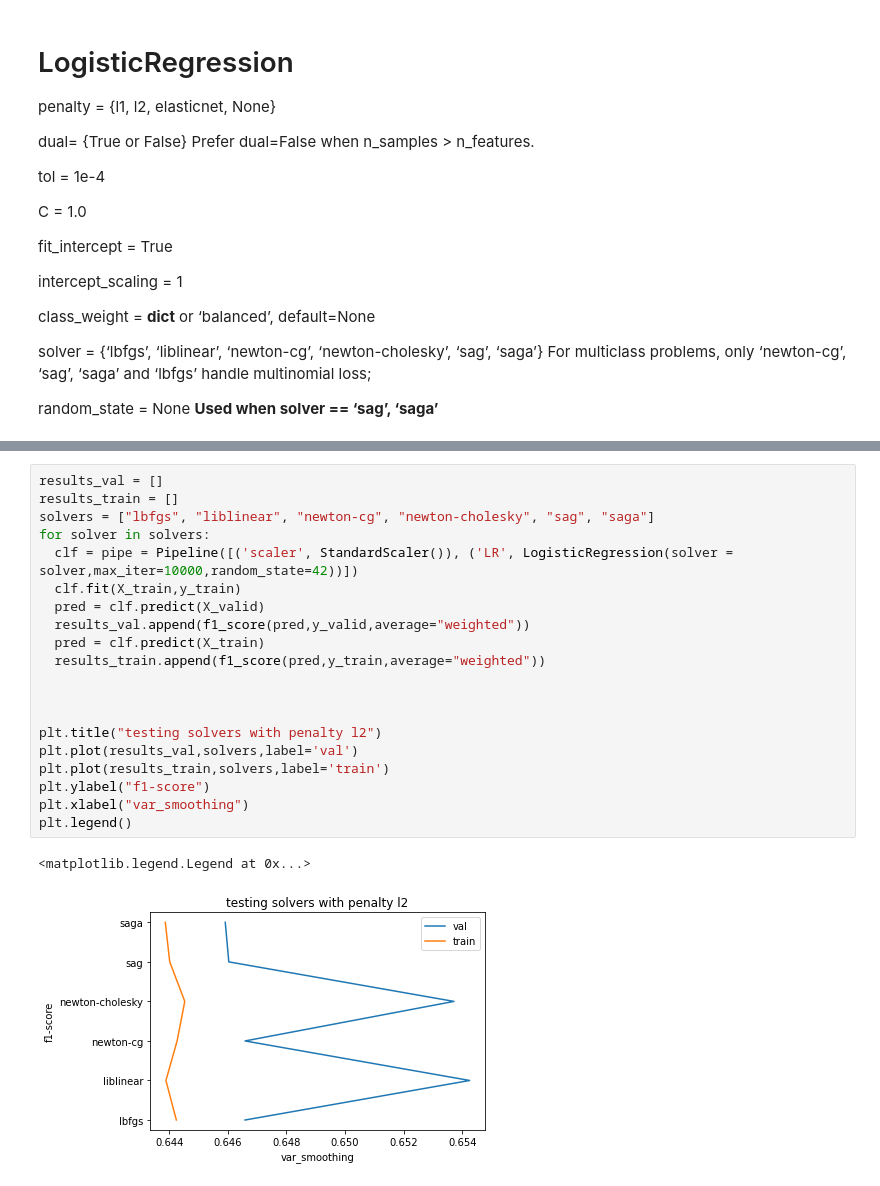
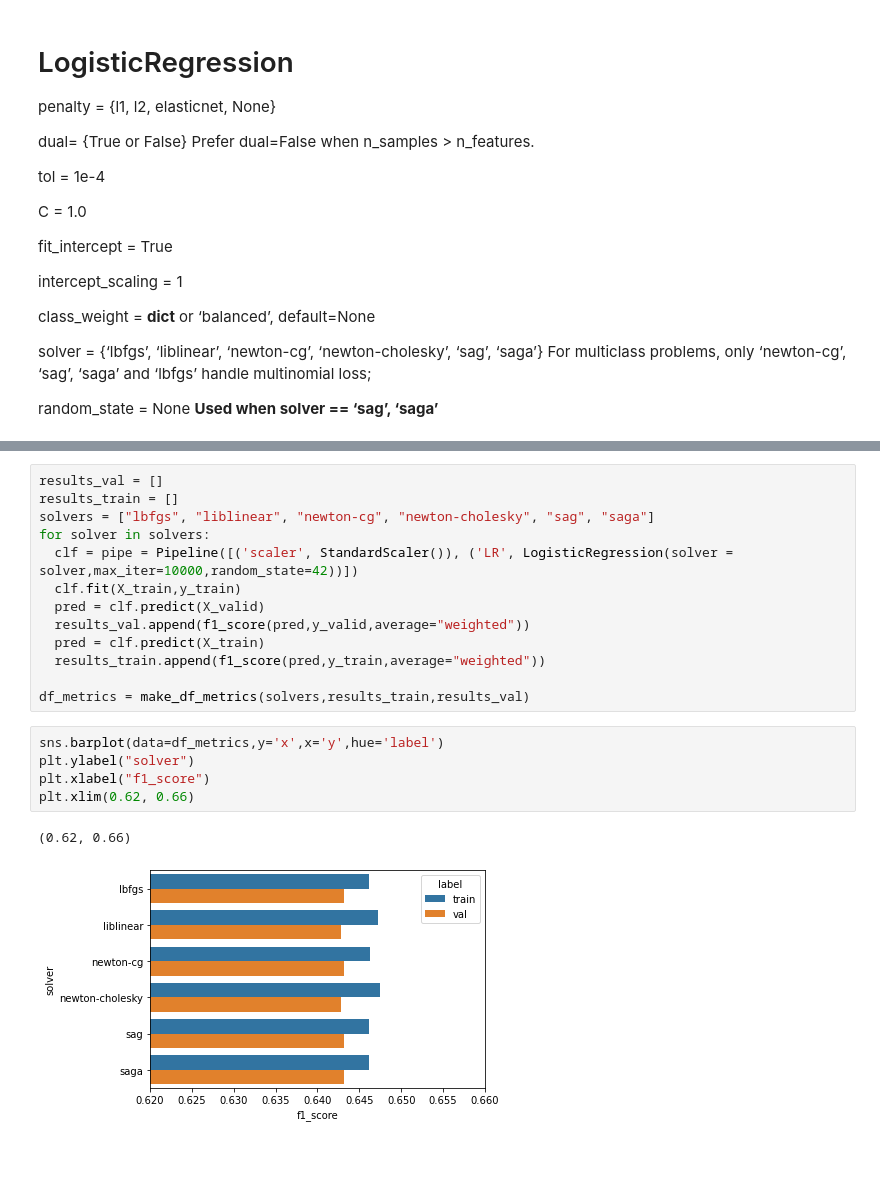
Before and after one commit to IndioP/Projeto-AM, a Jupyter notebook: Avila.ipynb, the cells around one changed output, grey strips where cells are left out. Drawn from its saved outputs; the diff is of its cells as text; blank space fills up the shorter version.

```diff
--- a/Avila.ipynb
+++ b/Avila.ipynb
@@ -338,14 +340,12 @@ for solver in solvers:
   pred = clf.predict(X_train)
   results_train.append(f1_score(pred,y_train,average="weighted"))
 
-
-
-plt.title("testing solvers with penalty l2")
-plt.plot(results_val,solvers,label='val')
-plt.plot(results_train,solvers,label='train')
-plt.ylabel("f1-score")
-plt.xlabel("var_smoothing")
-plt.legend()
+df_metrics = make_df_metrics(solvers,results_train,results_val)
-# %% [output]
-<matplotlib.legend.Legend at 0x...>
-[figure, removed]
+# %%
+sns.barplot(data=df_metrics,y='x',x='y',hue='label')
+plt.ylabel("solver")
+plt.xlabel("f1_score")
+plt.xlim(0.62, 0.66)
+# %% [output]
+(0.62, 0.66)
+[figure, added]
```
Also changed, not shown: parts of 14 cells of this notebook.
